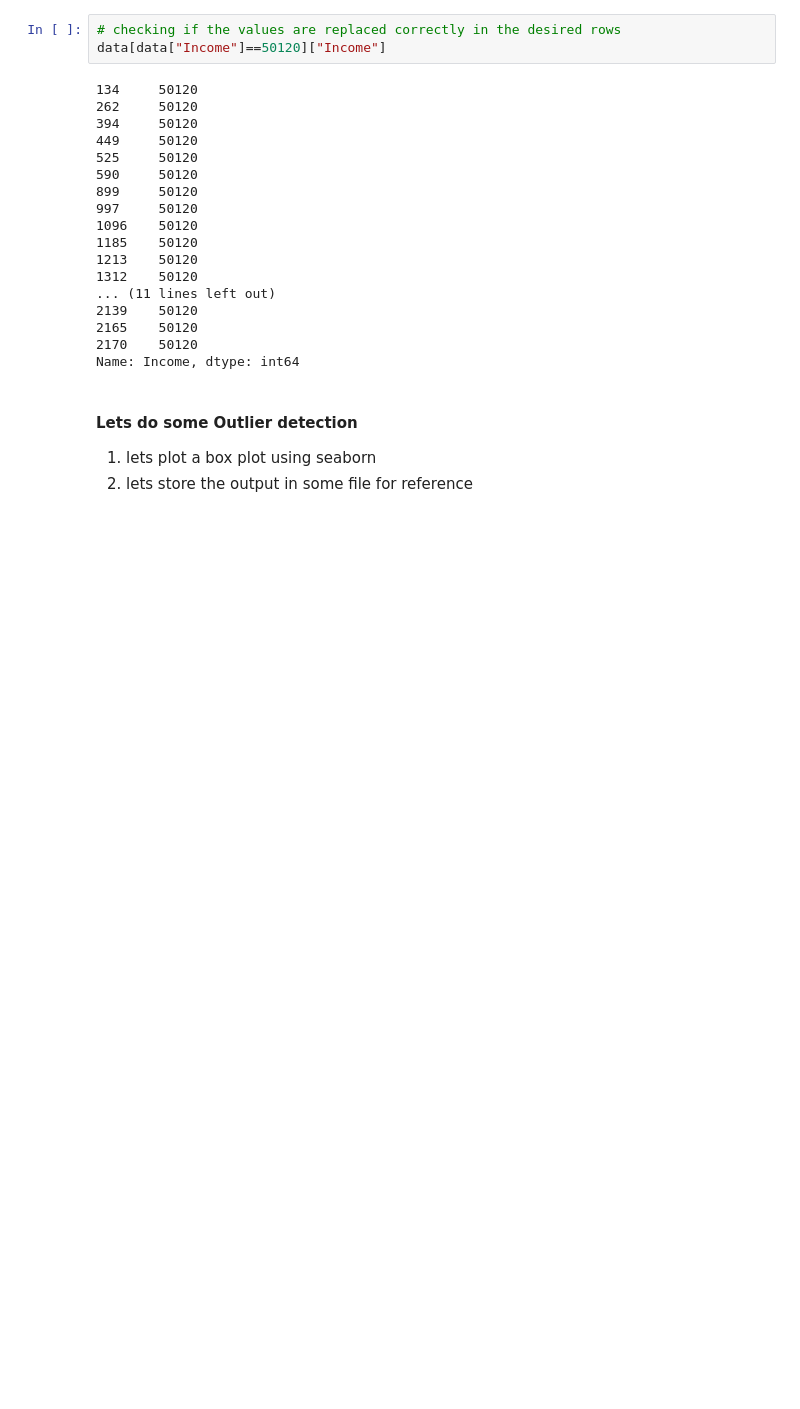
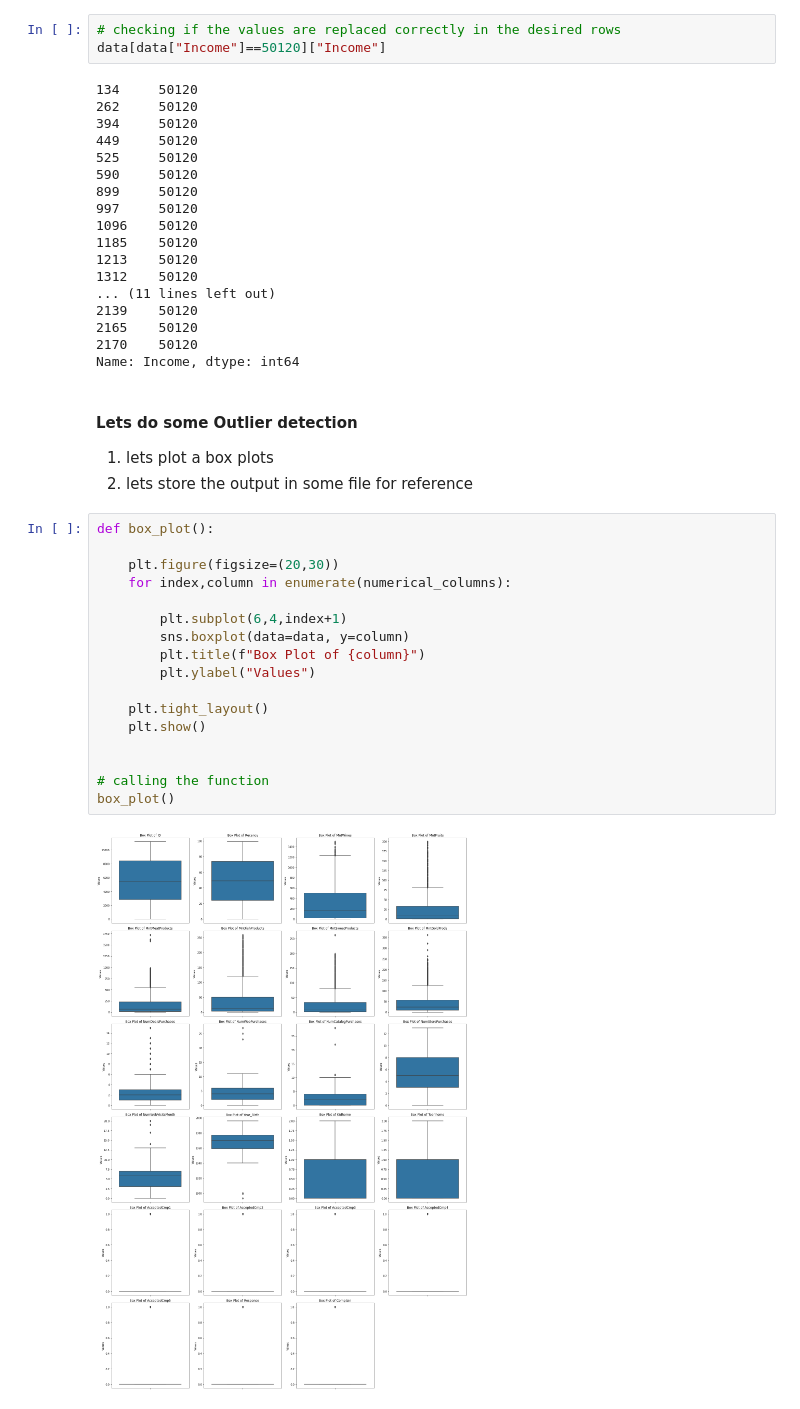
Before and after one commit to AmarKothare/HV_Retail_sales, a Jupyter notebook: EDA.ipynb, the cells around one changed output. Saved outputs shown, nothing was run; the diff lists cells and outputs as text; blank space fills up the shorter version.

```diff
--- a/EDA.ipynb
+++ b/EDA.ipynb
@@ -257,5 +255,24 @@ Name: Income, dtype: int64
 # %% [markdown]
 #### Lets do some Outlier detection
 
-1) lets plot a box plot using seaborn
+1) lets plot a box plots
 2) lets store the output in some file for reference
+# %%
+def box_plot():
+
+    plt.figure(figsize=(20,30))
+    for index,column in enumerate(numerical_columns):
+
+        plt.subplot(6,4,index+1)
+        sns.boxplot(data=data, y=column)
+        plt.title(f"Box Plot of {column}")
+        plt.ylabel("Values")
+
+    plt.tight_layout()
+    plt.show()
+
+
+# calling the function
+box_plot()
+# %% [output]
+[figure, added]
```
Also changed, not shown: parts of 4 cells of this notebook.
